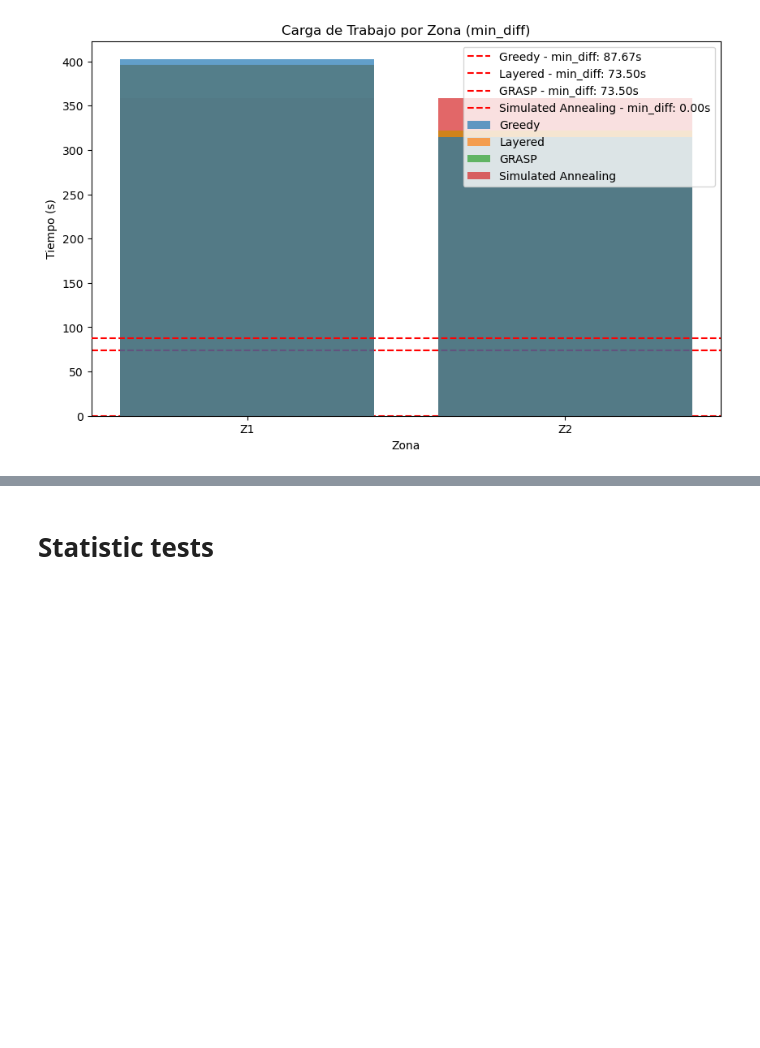
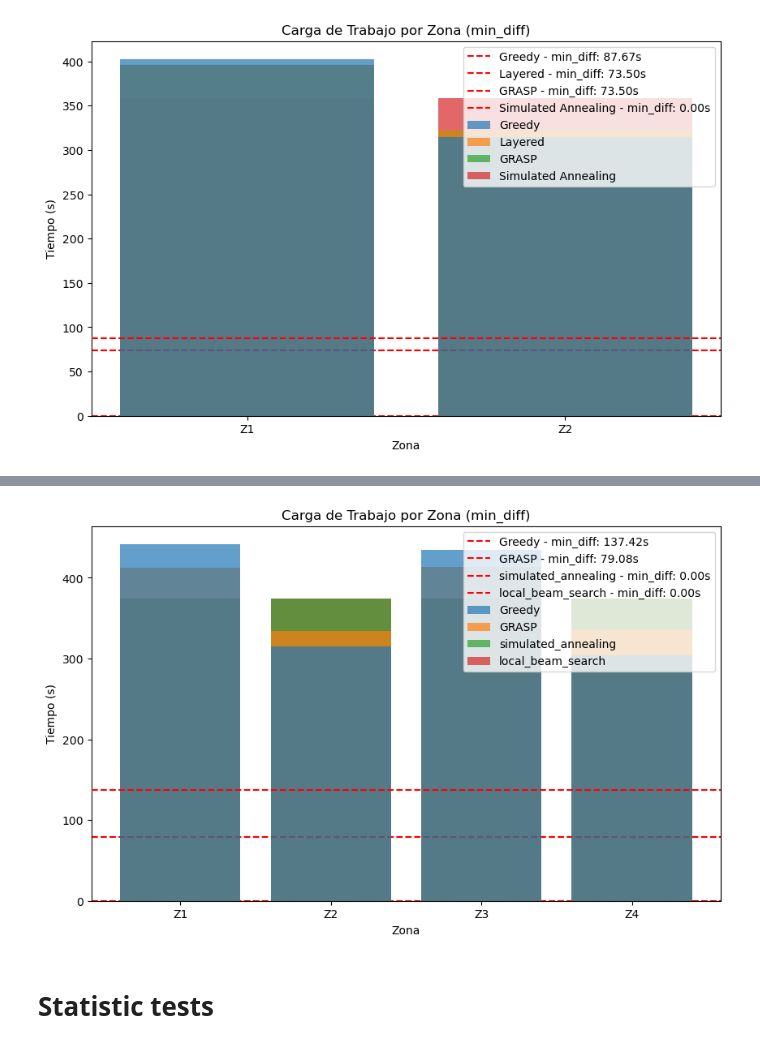
Before and after one commit to Gandata/PTL_Entrega1, a Jupyter notebook: PTL_Constructivo.ipynb, the cells around one changed output, grey strips where cells are left out. Saved outputs shown, nothing was run; the diff lists cells and outputs as text; code cells hidden in the pictures; blank space fills up the shorter version.

Commit message:
Reportes actualizados y beam search añadido

```diff
--- a/PTL_Constructivo.ipynb
+++ b/PTL_Constructivo.ipynb
@@ -1600,3 +1585,17 @@ comparison_table_4_methods
+# %%
+ins = 4
+
+g1 = results[instancias[ins]]['greedy'][1]
+g2 = results[instancias[ins]]['grasp'][1]
+g3 = results[instancias[ins]]['simulated_annealing'][1]
+g4 = results[instancias[ins]]['local_beam_search'][1]
+plot_workloads_comparison(
+    [g1, g2, g3, g4],
+    ['Greedy', 'GRASP', 'simulated_annealing', 'local_beam_search'],
+    OBJECTIVE
+)
+# %% [output]
+[figure, added]
 # %% [markdown]
 # Statistic tests
 # %%
```
Also changed, not shown: parts of 12 cells of this notebook, 30 other files.
